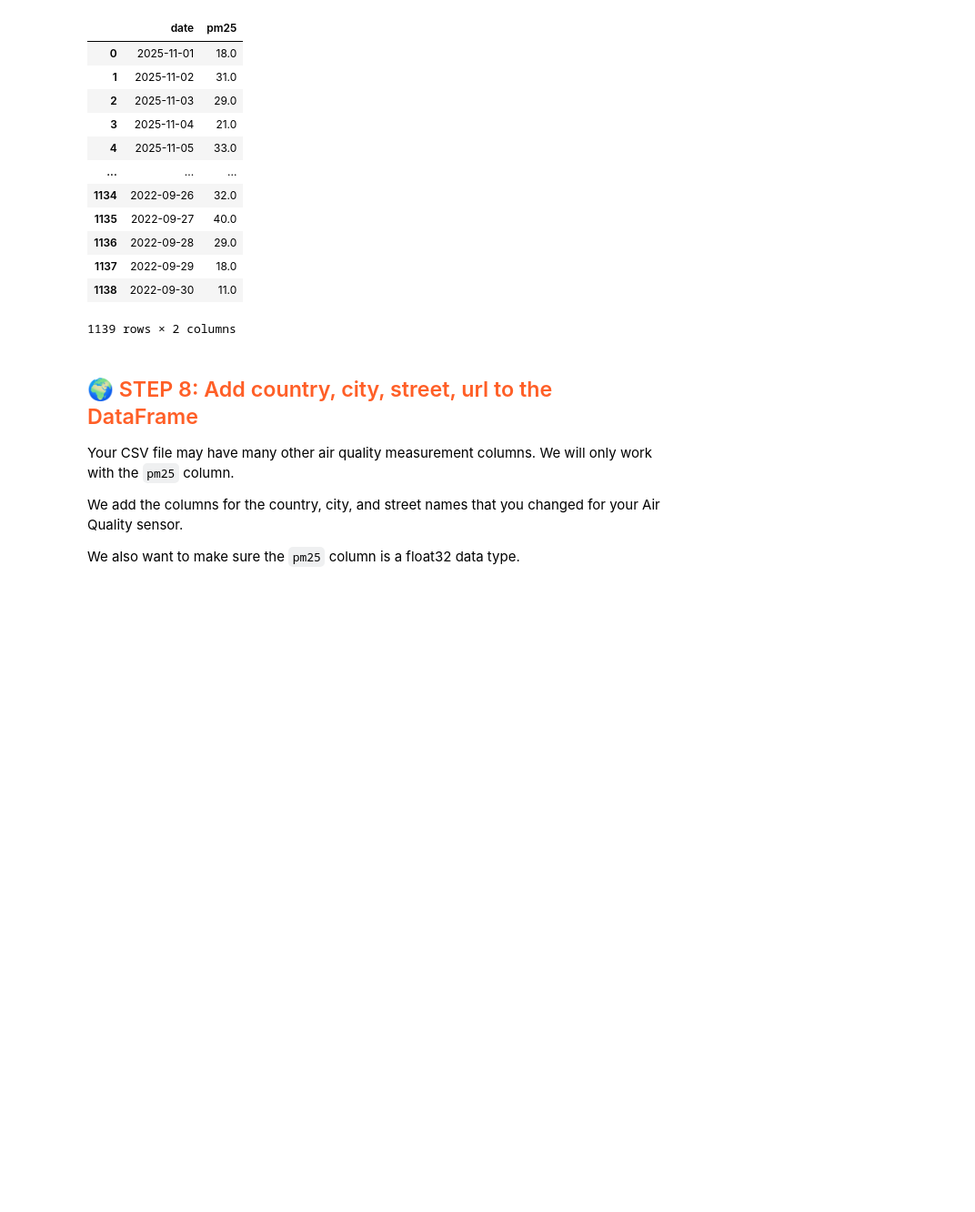
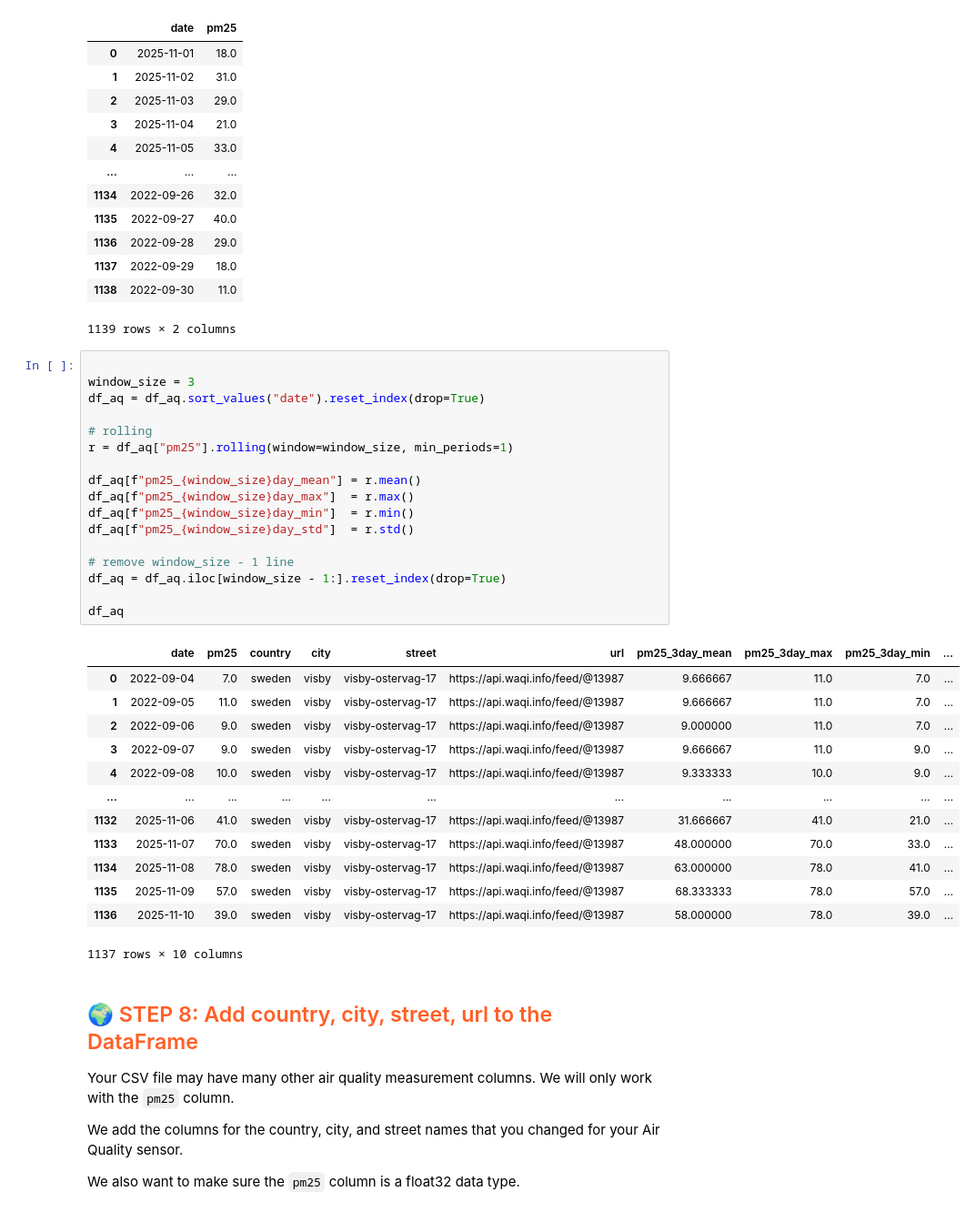
Before and after one commit to jianghongab/mlfs-book, a Jupyter notebook: notebooks/airquality/1_air_quality_feature_backfill.ipynb, the cells around one changed output. Shown at 91% size. Cells and saved outputs as stored; diff of their text form; blank space fills up the shorter version.

```diff
--- a/notebooks/airquality/1_air_quality_feature_backfill.ipynb
+++ b/notebooks/airquality/1_air_quality_feature_backfill.ipynb
@@ -319,6 +319,37 @@ df_aq
 | 1137 | 2022-09-29 | 18.0 |
 | 1138 | 2022-09-30 | 11.0 |
 1139 rows × 2 columns
+# %%
+
+window_size = 3
+df_aq = df_aq.sort_values("date").reset_index(drop=True)
+
+# rolling
+r = df_aq["pm25"].rolling(window=window_size, min_periods=1)
+
+df_aq[f"pm25_{window_size}day_mean"] = r.mean()
+df_aq[f"pm25_{window_size}day_max"]  = r.max()
+df_aq[f"pm25_{window_size}day_min"]  = r.min()
+df_aq[f"pm25_{window_size}day_std"]  = r.std()
+
+# remove window_size - 1 line
+df_aq = df_aq.iloc[window_size - 1:].reset_index(drop=True)
+
+df_aq
+# %% [output]
+|  | date | pm25 | country | city | street | url | pm25_3day_mean | pm25_3day_max | pm25_3day_min | ... |
+| 0 | 2022-09-04 | 7.0 | sweden | visby | visby-ostervag-17 | https://api.waqi.info/feed/@13987 | 9.666667 | 11.0 | 7.0 | ... |
+| 1 | 2022-09-05 | 11.0 | sweden | visby | visby-ostervag-17 | https://api.waqi.info/feed/@13987 | 9.666667 | 11.0 | 7.0 | ... |
+| 2 | 2022-09-06 | 9.0 | sweden | visby | visby-ostervag-17 | https://api.waqi.info/feed/@13987 | 9.000000 | 11.0 | 7.0 | ... |
+| 3 | 2022-09-07 | 9.0 | sweden | visby | visby-ostervag-17 | https://api.waqi.info/feed/@13987 | 9.666667 | 11.0 | 9.0 | ... |
+| 4 | 2022-09-08 | 10.0 | sweden | visby | visby-ostervag-17 | https://api.waqi.info/feed/@13987 | 9.333333 | 10.0 | 9.0 | ... |
+| ... | ... | ... | ... | ... | ... | ... | ... | ... | ... | ... |
+| 1132 | 2025-11-06 | 41.0 | sweden | visby | visby-ostervag-17 | https://api.waqi.info/feed/@13987 | 31.666667 | 41.0 | 21.0 | ... |
+| 1133 | 2025-11-07 | 70.0 | sweden | visby | visby-ostervag-17 | https://api.waqi.info/feed/@13987 | 48.000000 | 70.0 | 33.0 | ... |
+| 1134 | 2025-11-08 | 78.0 | sweden | visby | visby-ostervag-17 | https://api.waqi.info/feed/@13987 | 63.000000 | 78.0 | 41.0 | ... |
+| 1135 | 2025-11-09 | 57.0 | sweden | visby | visby-ostervag-17 | https://api.waqi.info/feed/@13987 | 68.333333 | 78.0 | 57.0 | ... |
+| 1136 | 2025-11-10 | 39.0 | sweden | visby | visby-ostervag-17 | https://api.waqi.info/feed/@13987 | 58.000000 | 78.0 | 39.0 | ... |
+1137 rows × 10 columns
 # %% [markdown]
 ## <span style='color:#ff5f27'> 🌍 STEP 8: Add country, city, street, url to the DataFrame </span>
 
```
Also changed, not shown: parts of 6 cells of this notebook, 3 other files.
